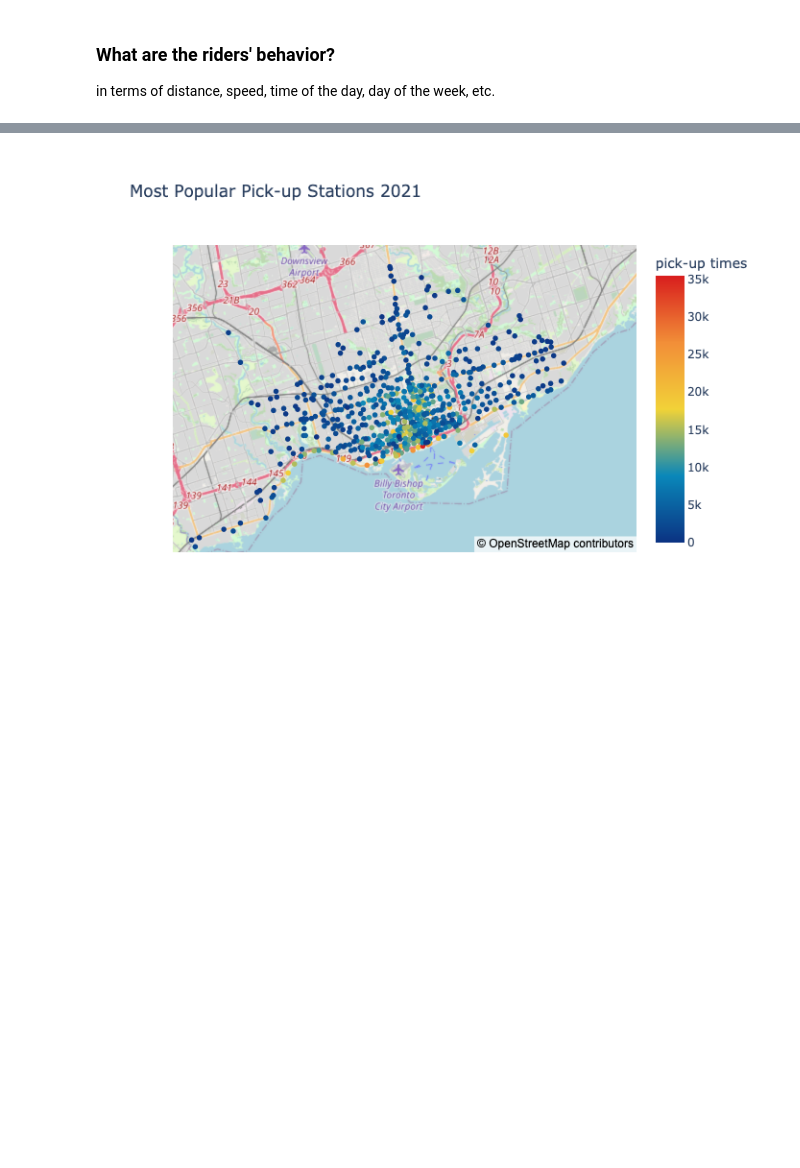
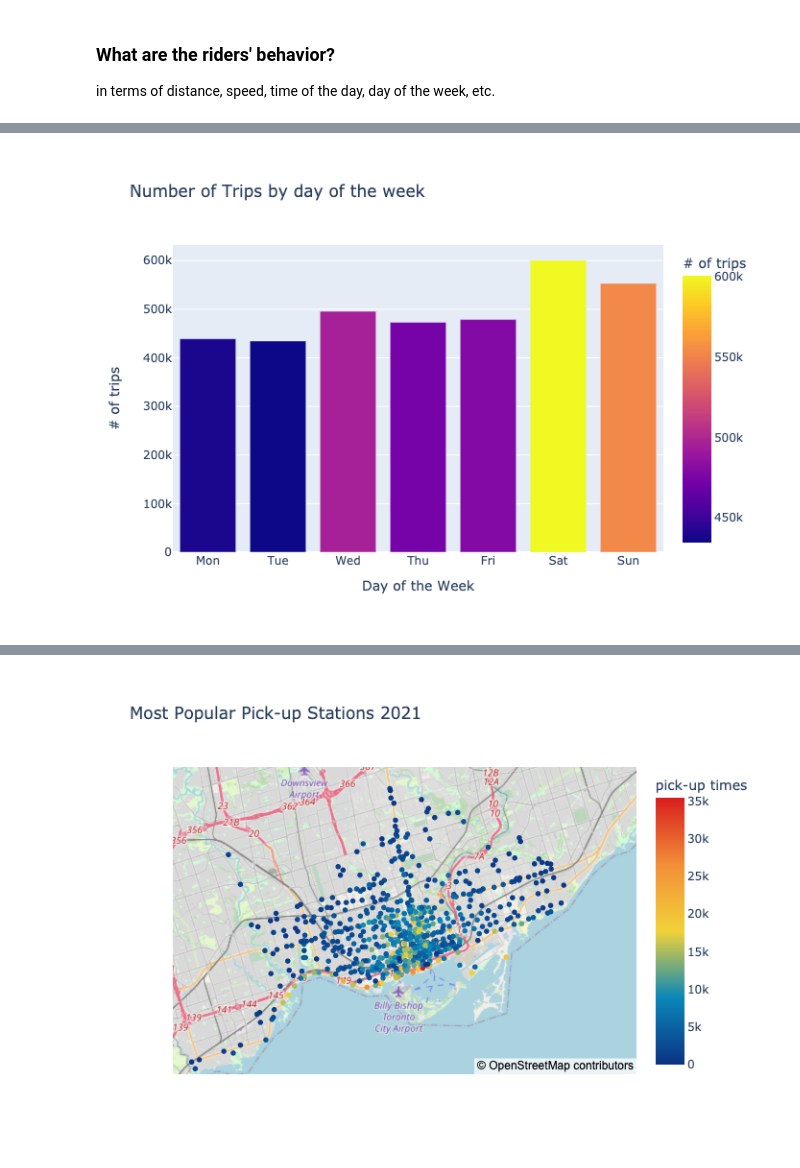
Before and after one commit to dailyLi/toronto_bike_share, a Jupyter notebook: Analysis.ipynb, the cells around one changed output, grey strips where cells are left out. Saved outputs shown, nothing was run; the diff lists cells and outputs as text; code cells hidden in the pictures; blank space fills up the shorter version.

```diff
--- a/Analysis.ipynb
+++ b/Analysis.ipynb
@@ -208,3 +203,11 @@ fig.show(renderer="svg")
 # %% [markdown]
 ### What are the riders' behavior?
 in terms of distance, speed, time of the day, day of the week, etc.
+# %%
+byWeek = df.groupby(df['Start Time'].dt.weekday)["Start Station Id"].count()
+byWeek = byWeek.reset_index()
+
+byWeek["Start Time"] = byWeek["Start Time"].astype("string")
+byWeek = byWeek.replace({'Start Time': {"0": "Mon", "1": "Tue", "2": "Wed", "3": "Thu",
+                                        "4": "Fri", "5": "Sat", "6": "Sun"}})
+byWeek
@@ -211 +223,12 @@ in terms of distance, speed, time of the day, day of the week, etc.
+# %%
+fig = px.bar(byWeek, x='Start Time', y='Start Station Id',
+             color='Start Station Id',
+             labels={'Start Time':'Day of the Week', 'Start Station Id':'# of trips'},
+             title='Number of Trips by day of the week', height=500)
+
+#fig.show()
+fig.show(renderer="png")
+fig.write_html("visuals/byWeek-bar.html")
+# %% [output]
+[figure, added]
 # %%
```
Also changed, not shown: parts of 12 cells of this notebook, 1 other file.
